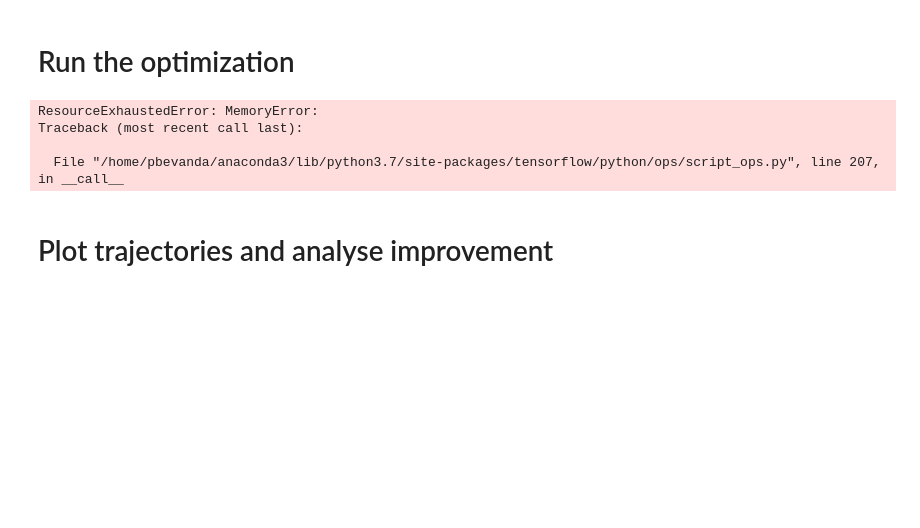
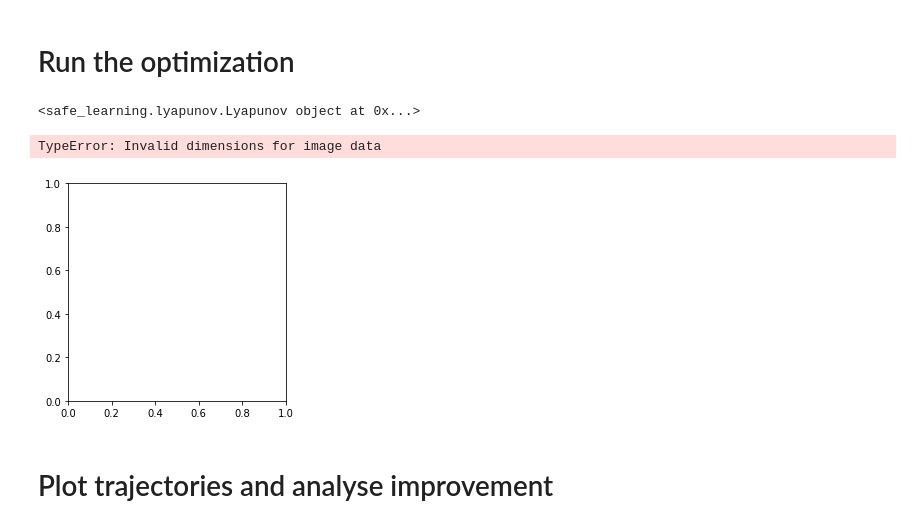
Before and after one commit to bevanda/safe_learning, a Jupyter notebook: examples/cart_pole_rlr.ipynb, the cells around one changed output. Cells and saved outputs as stored; diff of their text form; code cells hidden in the pictures; blank space fills up the shorter version.

Commit message:
Small fixes, for 4D sys rl_optimize_policy a problem

```diff
--- a/examples/cart_pole_rlr.ipynb
+++ b/examples/cart_pole_rlr.ipynb
@@ -38,10 +32,10 @@ OPTIONS = Options(np_dtype              = safe_learning.config.np_dtype,
                   tf_dtype              = safe_learning.config.dtype,
                   saturate              = True,                            # apply saturation constraints to the control input
                   eps                   = 1e-8,                            # numerical tolerance
-                  use_linear_dynamics   = False,                           # use the linearized form of the dynamics as the true dynamics (for testing)
+                  use_linear_dynamics   = True,                           # use the linearized form of the dynamics as the true dynamics (for testing)
                   dpi                   = 200,
-                  num_cores             = 4,
-                  num_sockets           = 1)
+                  num_cores             = 10,
+                  num_sockets           = 2)
 # %% [markdown]
 ## TensorFlow Session
 
@@ -54,9 +48,9 @@ Customize the TensorFlow session for the current device.
 os.environ["KMP_BLOCKTIME"]    = str(0)
 os.environ["KMP_SETTINGS"]     = str(1)
 os.environ["KMP_AFFINITY"]     = 'granularity=fine,noverbose,compact,1,0'
-os.environ["OMP_NUM_THREADS"]  = str(OPTIONS.num_cores)
+os.environ["OMP_NUM_THREADS"]  = str(OPTIONS.num_cores*4)
 
-config = tf.ConfigProto(intra_op_parallelism_threads  = OPTIONS.num_cores,
+config = tf.ConfigProto(intra_op_parallelism_threads  = OPTIONS.num_cores*4,
                         inter_op_parallelism_threads  = OPTIONS.num_sockets,
                         allow_soft_placement          = False,
                         device_count                  = {'CPU': OPTIONS.num_cores})
@@ -292,7 +286,7 @@ init_lyapunov = safe_learning.QuadraticFunction(s)
 ## Set up the dynamic programming problem
 # %%
 # Define a neural network policy
-layer_dims = [64, 64, action_dim]
+layer_dims = [32, 32, 32, 32, action_dim]
 activations = [tf.nn.relu, tf.nn.relu, None]
 if OPTIONS.saturate:
     activations[-1] = tf.nn.tanh
@@ -471,16 +442,19 @@ def update_gp():
 # Run the optimization
 # %%
 # lyapunov.update_safe_set()
-rl_optimize_policy(num_iter=100)
-rl_optimize_policy(num_iter=100)
-
-lyapunov.update_safe_set()
-#plot_safe_set(lyapunov)
+rl_optimize_policy(num_iter=500)
+rl_optimize_policy(num_iter=500)
-# %% [output]
-ResourceExhaustedError: MemoryError:
-Traceback (most recent call last):
-
-  File "/home/pbevanda/anaconda3/lib/python3.7/site-packages/tensorflow/python/ops/script_ops.py", line 207, in __call__
+# %%
+lyapunov.update_safe_set()
+print(lyapunov)
+#plot_safe_set(lyapunov)
+# %% [output]
+<safe_learning.lyapunov.Lyapunov object at 0x...>
+# %%
+plot_safe_set(lyapunov)
+# %% [output]
+TypeError: Invalid dimensions for image data
+[figure, added]
 # %%
 for i in range(5):
     print('iteration {} with c_max: {}'.format(i, lyapunov.feed_dict[lyapunov.c_max]))
```
Also changed, not shown: parts of 3 cells of this notebook, 6 other files.
